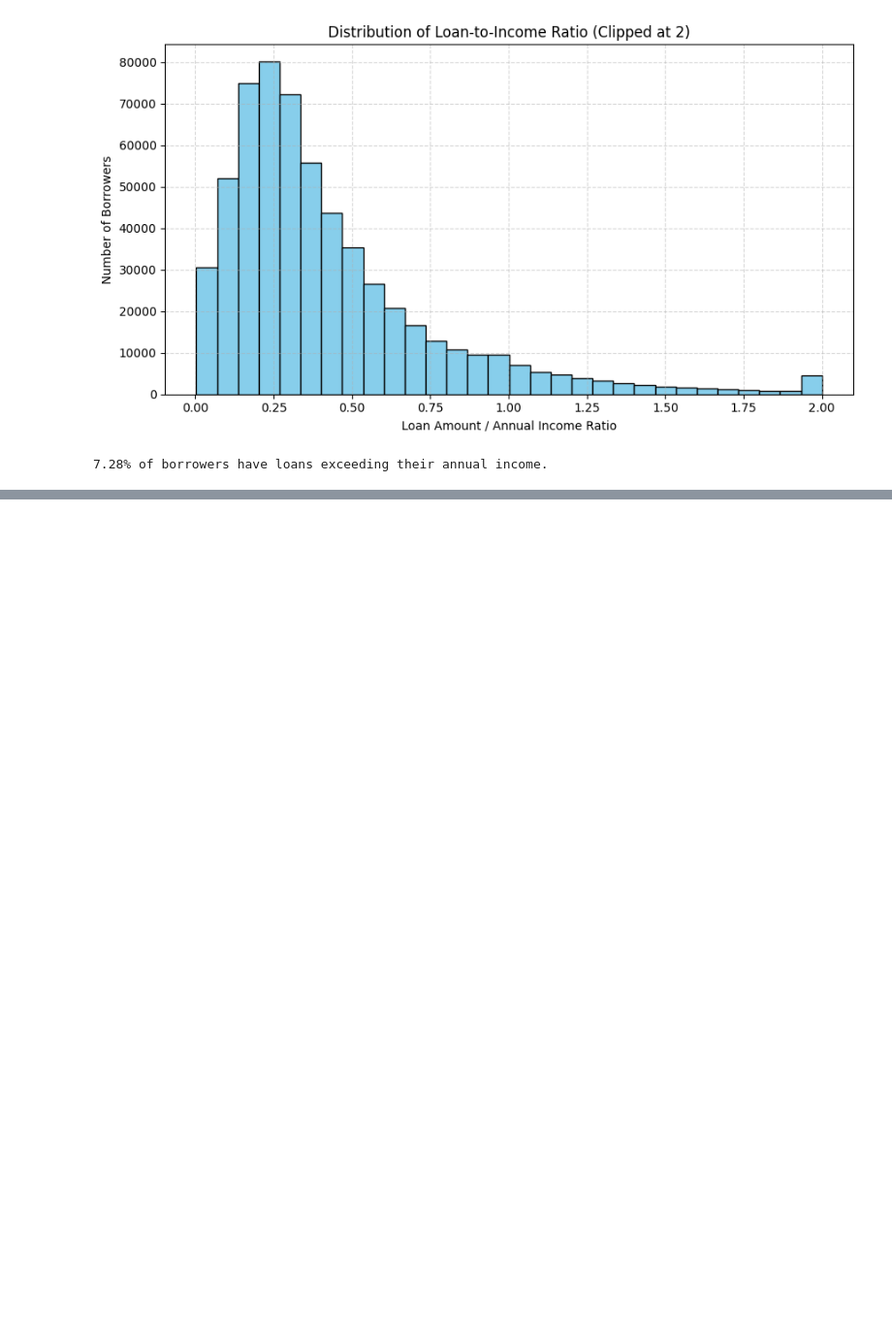
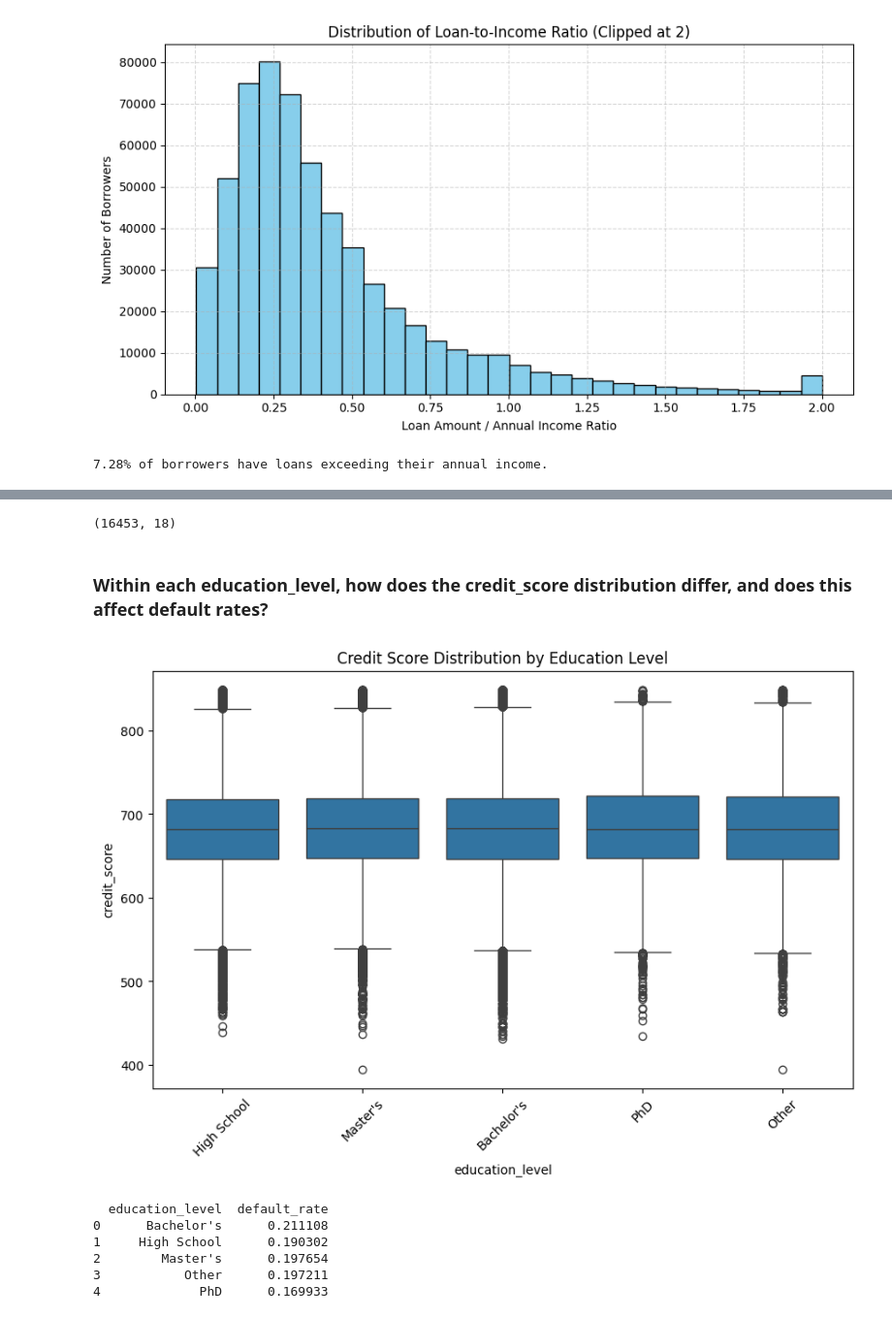
Before and after one commit to Darknight47/Kaggle-Competitions, a Jupyter notebook: Predicting_Loan_Payback/notebooks/data_understanding.ipynb, the cells around one changed output, grey strips where cells are left out. Shown at 97% size. Saved outputs shown, nothing was run; the diff lists cells and outputs as text; code cells hidden in the pictures; blank space fills up the shorter version.

```diff
--- a/Predicting_Loan_Payback/notebooks/data_understanding.ipynb
+++ b/Predicting_Loan_Payback/notebooks/data_understanding.ipynb
@@ -271,0 +371,28 @@ print(f"{high_ratio_pct:.2%} of borrowers have loans exceeding their annual inco
+# %%
+retired_sample_size.shape
+# %% [output]
+(16453, 18)
+# %% [markdown]
+### Within each education_level, how does the credit_score distribution differ, and does this affect default rates?
+# %%
+plt.figure(figsize=(10,6))
+sns.boxplot(data=df, x='education_level', y='credit_score')
+plt.title('Credit Score Distribution by Education Level')
+plt.xticks(rotation=45)
+plt.show()
+# %% [output]
+[figure, added]
+# %%
+default_rate = (
+    df.groupby('education_level')['loan_paid_back']
+    .apply(lambda x: (x==0).mean())
+    .reset_index(name='default_rate')
+)
+print(default_rate)
+# %% [output]
+  education_level  default_rate
+0      Bachelor's      0.211108
+1     High School      0.190302
+2        Master's      0.197654
+3           Other      0.197211
+4             PhD      0.169933
```
Also changed, not shown: parts of 18 cells of this notebook, 3 other files.
